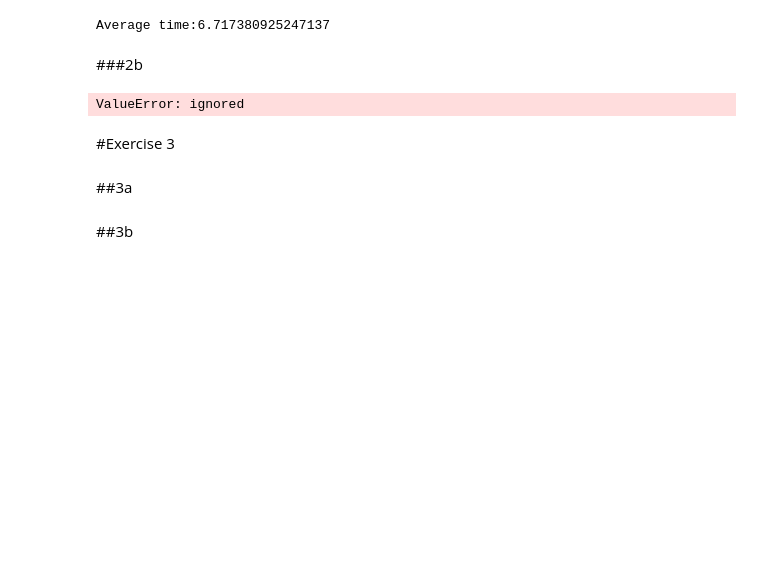
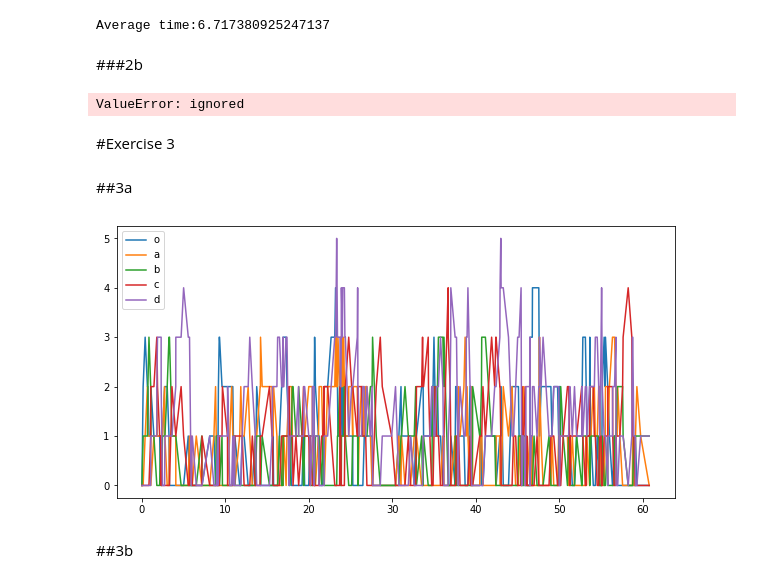
Before and after one commit to ele9996/NetworkDynamicsAndLearningLabs, a Jupyter notebook: HMW2.ipynb, the cells around one changed output. Drawn from its saved outputs; the diff is of its cells as text; code cells hidden in the pictures; blank space fills up the shorter version.

```diff
--- a/HMW2.ipynb
+++ b/HMW2.ipynb
@@ -240,15 +240,15 @@ def MySim(rate,time_units):
 
   while t_next < time_units:
 
-    n_nodes = np.zeros(6)
+    temp = np.zeros(6)
     num_part = rate
-    n_nodes[5] = rate
+    temp[5] = rate
     num_part += np.sum(occurrencies)
 
     for i in range(5):
-      n_nodes[i] = occurrencies[i]
+      temp[i] = occurrencies[i]
 
-    particles_cum = np.cumsum(n_nodes)/num_part
+    particles_cum = np.cumsum(temp)/num_part
     start = np.argwhere(particles_cum > np.random.rand())[0][0]
     t_next = transition_times[-1] - np.log(np.random.rand()) /num_part
 
@@ -271,17 +271,19 @@ def MySim(rate,time_units):
 # %%
 rate_enter=1
 time_units=60
 node_number=5
 transition_times, distr_nodes_time  = MySim(rate_enter,time_units)
 
-fig, ax = plt.subplots()
+fig, ax = plt.subplots(figsize=(10,5))
 labels={0:'o',1:'a',2:'b',3:'c',4:'d'}
 
 for i in range(node_number):
   ax.plot(transition_times, distr_nodes_time[:, i], label=labels[i])
 
 ax.legend()
 plt.show()
+# %% [output]
+[figure, added]
 # %% [markdown]
 ##3b
 # %%
```
